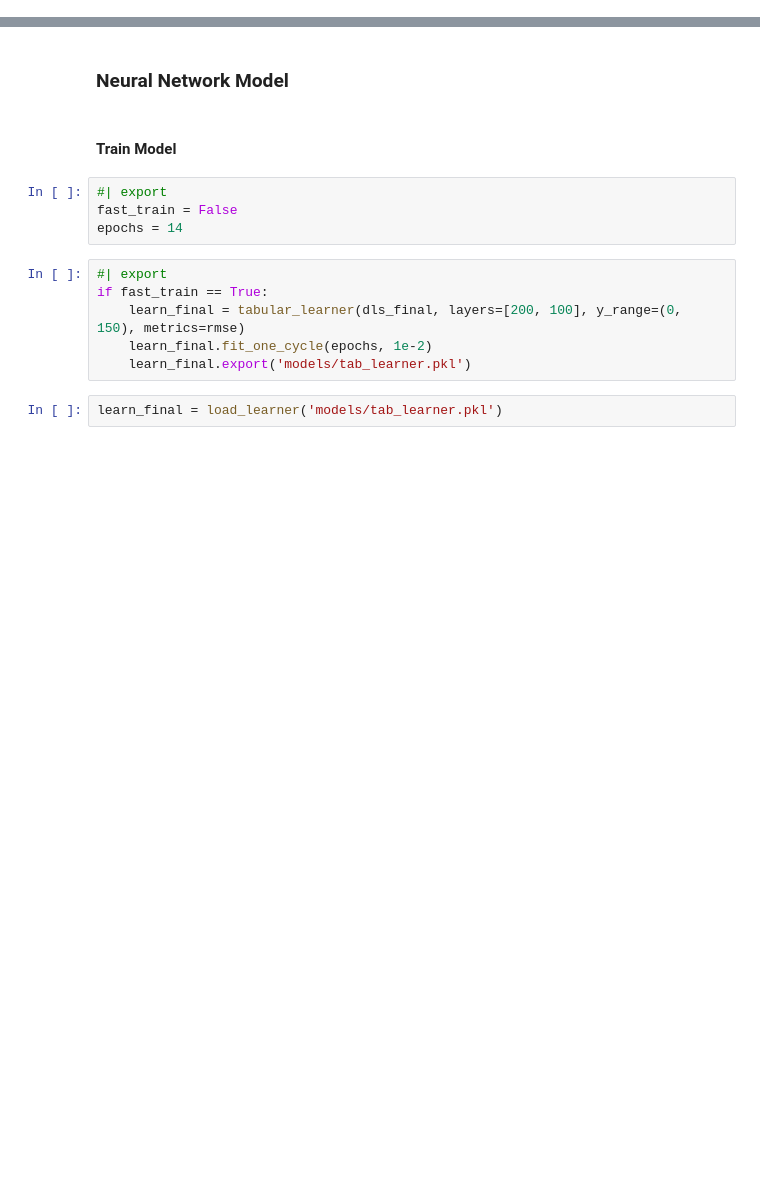
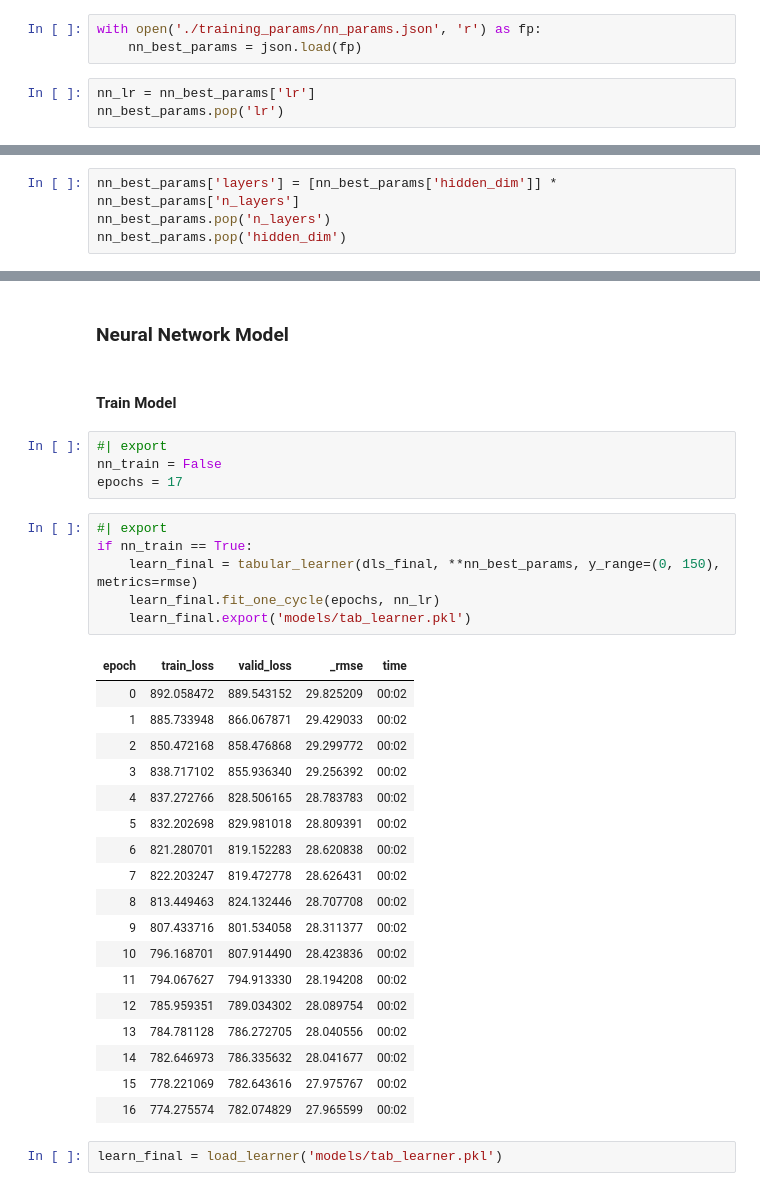
Before and after one commit to peterbull/s03e11_media, a Jupyter notebook: media_campaign_cost_boost.ipynb, the cells around one changed output, grey strips where cells are left out. Saved outputs shown, nothing was run; the diff lists cells and outputs as text; blank space fills up the shorter version.

```diff
--- a/media_campaign_cost_boost.ipynb
+++ b/media_campaign_cost_boost.ipynb
@@ -96,0 +111,6 @@ dls_final = to_final.dataloaders(bs=1024)
+# %%
+with open('./training_params/nn_params.json', 'r') as fp:
+    nn_best_params = json.load(fp)
+# %%
+nn_lr = nn_best_params['lr']
+nn_best_params.pop('lr')
@@ -96,0 +119,4 @@ dls_final = to_final.dataloaders(bs=1024)
+# %%
+nn_best_params['layers'] = [nn_best_params['hidden_dim']] * nn_best_params['n_layers']
+nn_best_params.pop('n_layers')
+nn_best_params.pop('hidden_dim')
@@ -100,14 +132,33 @@ dls_final = to_final.dataloaders(bs=1024)
 #### Train Model
 # %%
 #| export
-fast_train = False
-epochs = 14
+nn_train = False
+epochs = 17
 # %%
 #| export
-if fast_train == True:
-    learn_final = tabular_learner(dls_final, layers=[200, 100], y_range=(0, 150), metrics=rmse)
-    learn_final.fit_one_cycle(epochs, 1e-2)
+if nn_train == True:
+    learn_final = tabular_learner(dls_final, **nn_best_params, y_range=(0, 150), metrics=rmse)
+    learn_final.fit_one_cycle(epochs, nn_lr)
     learn_final.export('models/tab_learner.pkl')
+# %% [output]
+| epoch | train_loss | valid_loss | _rmse | time |
+| 0 | 892.058472 | 889.543152 | 29.825209 | 00:02 |
+| 1 | 885.733948 | 866.067871 | 29.429033 | 00:02 |
+| 2 | 850.472168 | 858.476868 | 29.299772 | 00:02 |
+| 3 | 838.717102 | 855.936340 | 29.256392 | 00:02 |
+| 4 | 837.272766 | 828.506165 | 28.783783 | 00:02 |
+| 5 | 832.202698 | 829.981018 | 28.809391 | 00:02 |
+| 6 | 821.280701 | 819.152283 | 28.620838 | 00:02 |
+| 7 | 822.203247 | 819.472778 | 28.626431 | 00:02 |
+| 8 | 813.449463 | 824.132446 | 28.707708 | 00:02 |
+| 9 | 807.433716 | 801.534058 | 28.311377 | 00:02 |
+| 10 | 796.168701 | 807.914490 | 28.423836 | 00:02 |
+| 11 | 794.067627 | 794.913330 | 28.194208 | 00:02 |
+| 12 | 785.959351 | 789.034302 | 28.089754 | 00:02 |
+| 13 | 784.781128 | 786.272705 | 28.040556 | 00:02 |
+| 14 | 782.646973 | 786.335632 | 28.041677 | 00:02 |
+| 15 | 778.221069 | 782.643616 | 27.975767 | 00:02 |
+| 16 | 774.275574 | 782.074829 | 27.965599 | 00:02 |
 # %%
 learn_final = load_learner('models/tab_learner.pkl')
 # %% [markdown]
```
Also changed, not shown: parts of 44 cells of this notebook, 14 other files.
